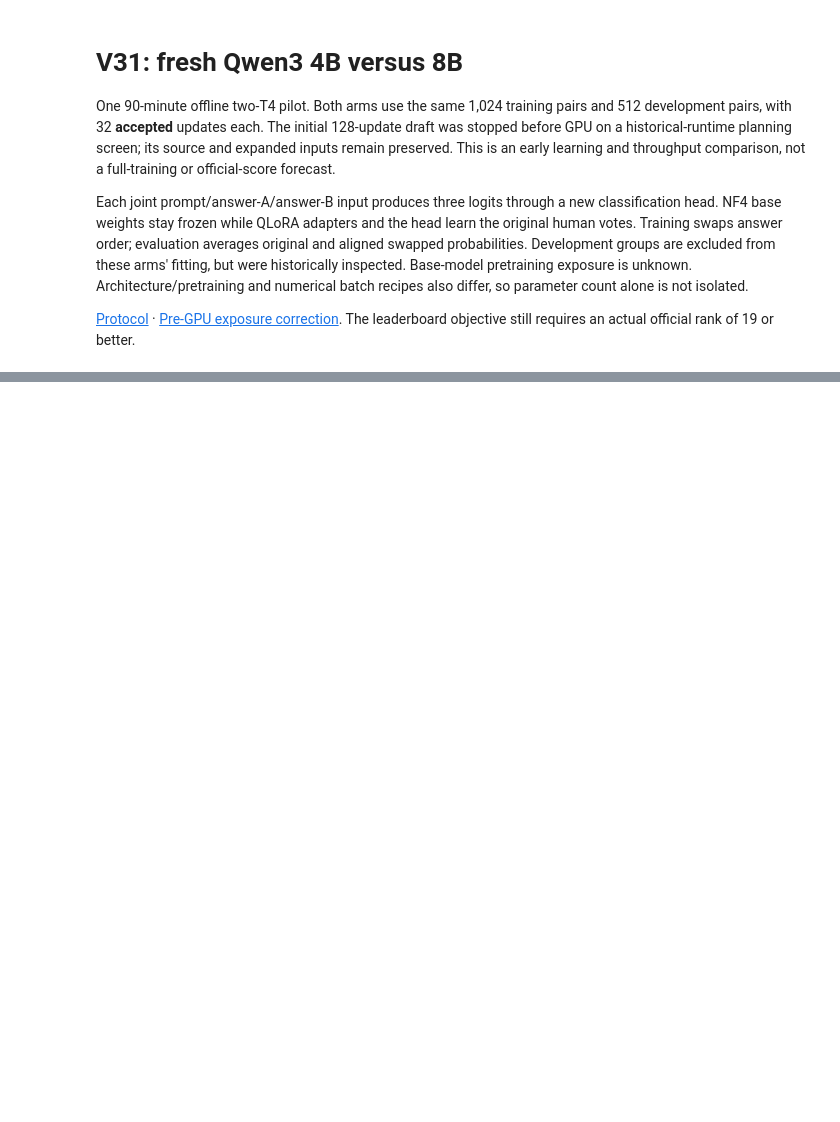
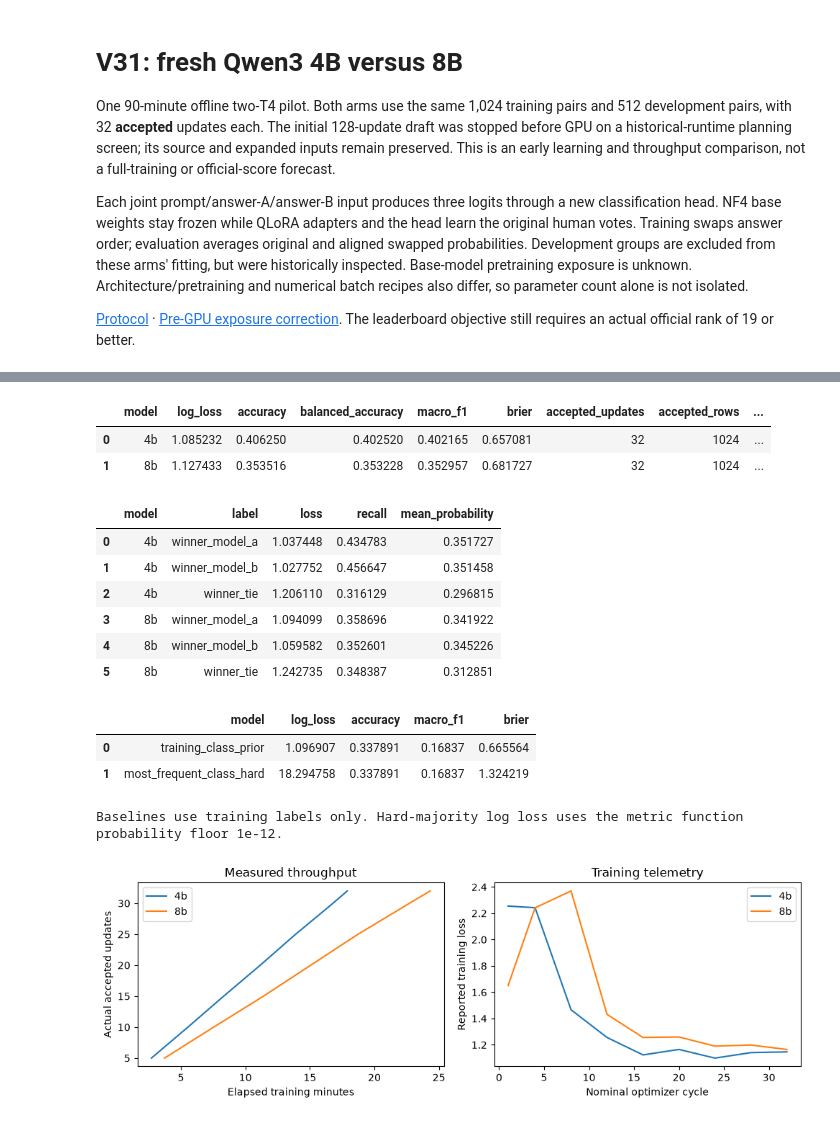
Before and after one commit to tarstars/llm_classification_finetuning, a Jupyter notebook: notebooks/43_fresh_size_pilot.ipynb, the cells around one changed output, grey strips where cells are left out. Saved outputs shown, nothing was run; the diff lists cells and outputs as text; code cells hidden in the pictures; blank space fills up the shorter version.

Commit message:
Close matched-exposure size pilot with negative 8B result

```diff
--- a/notebooks/43_fresh_size_pilot.ipynb
+++ b/notebooks/43_fresh_size_pilot.ipynb
@@ -90,6 +90,9 @@ else:
   fig.savefig(RUN/'figures/size_training.png',dpi=160,bbox_inches='tight');plt.show()
  print('Limitations:',r['comparison_limitations'])
  print('This span performs no official submission; no leaderboard improvement is established.')
+for name in ['resource_close.json','final_leaderboard.json']:
+ p=PUB/name
+ if p.exists():print(name,json.loads(p.read_text()))
 # %% [output]
 protocol_revision.json {'at': '2026-11-09T06:08:46.553466+00:00', 'revision': 2, 'reason': 'Pre-GPU runtime risk in unexecuted 128-update draft; preserve 5400-second allocation', 'historical_training_ ...
 pilot_preparation.json {'at': '2026-11-09T06:17:34.655870+00:00', 'prepared': True, 'protocol_revision': 2, 'sample_rows': {'train': 1024, 'dev': 512}, 'compressed_csv_bytes': 1562711, 'csv_bytes': 48 ...
@@ -102,0 +112,15 @@ No audited quality result yet. Availability and CPU rehearsals do not prove GPU
+|  | model | log_loss | accuracy | balanced_accuracy | macro_f1 | brier | accepted_updates | accepted_rows | ... |
+| 0 | 4b | 1.085232 | 0.406250 | 0.402520 | 0.402165 | 0.657081 | 32 | 1024 | ... |
+| 1 | 8b | 1.127433 | 0.353516 | 0.353228 | 0.352957 | 0.681727 | 32 | 1024 | ... |
+|  | model | label | loss | recall | mean_probability |
+| 0 | 4b | winner_model_a | 1.037448 | 0.434783 | 0.351727 |
+| 1 | 4b | winner_model_b | 1.027752 | 0.456647 | 0.351458 |
+| 2 | 4b | winner_tie | 1.206110 | 0.316129 | 0.296815 |
+| 3 | 8b | winner_model_a | 1.094099 | 0.358696 | 0.341922 |
+| 4 | 8b | winner_model_b | 1.059582 | 0.352601 | 0.345226 |
+| 5 | 8b | winner_tie | 1.242735 | 0.348387 | 0.312851 |
+|  | model | log_loss | accuracy | macro_f1 | brier |
+| 0 | training_class_prior | 1.096907 | 0.337891 | 0.16837 | 0.665564 |
+| 1 | most_frequent_class_hard | 18.294758 | 0.337891 | 0.16837 | 1.324219 |
+Baselines use training labels only. Hard-majority log loss uses the metric function probability floor 1e-12.
+[figure, added]
```
Also changed, not shown: parts of 1 cell of this notebook, 29 other files.
